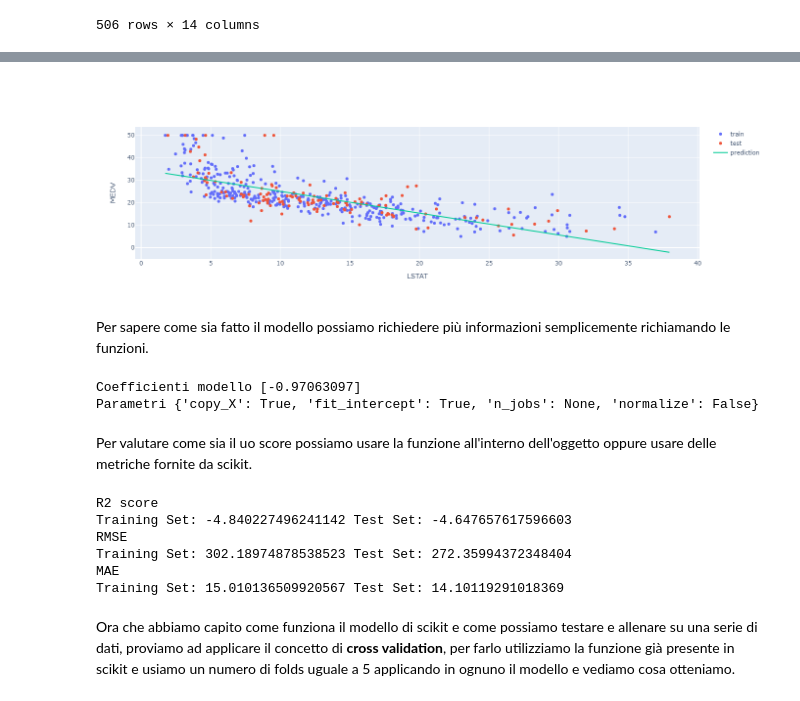
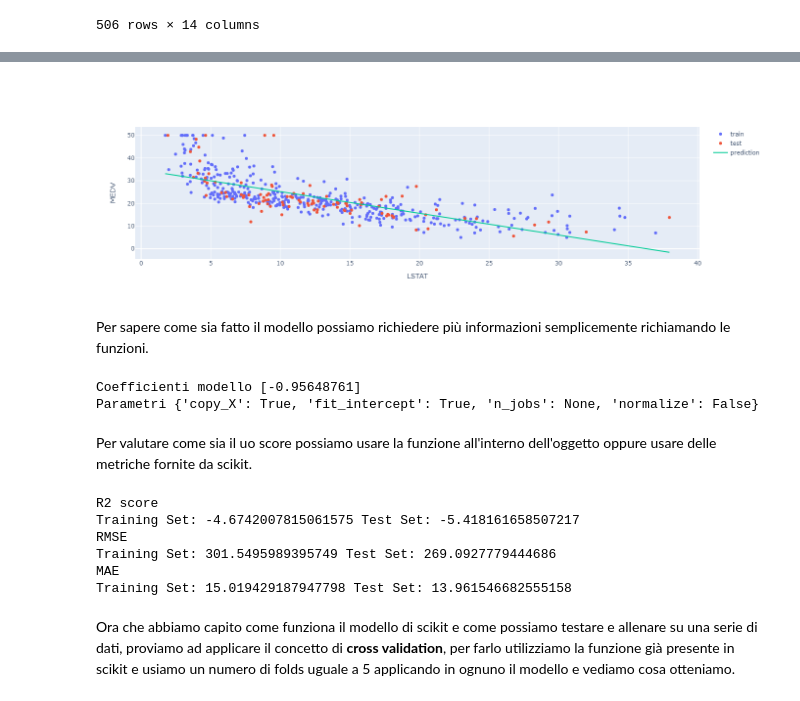
Before and after one commit to matinator/Starting-Finance-Club-Torino, a Jupyter notebook: 3.machine learning/2-Regressione.ipynb, the cells around one changed output, grey strips where cells are left out. Cells and saved outputs as stored; diff of their text form; code cells hidden in the pictures.

```diff
--- a/3.machine learning/2-Regressione.ipynb
+++ b/3.machine learning/2-Regressione.ipynb
@@ -68,39 +73,41 @@ Ora che abbiamo capito che abbiamo un dataset con 506 dati e 13 colonne dette an
 # %%
 import plotly.graph_objects as go
 from sklearn.linear_model import LinearRegression
 from sklearn.model_selection import train_test_split
 
 #dividiamo il dataset in train e test
-X_train, X_test, y_train, y_test = train_test_split(df.LSTAT.values, df.MEDV.values, random_state=0)
+X_train, X_test, y_train, y_test = train_test_split(df.LSTAT.values, df.MEDV.values, random_state=0,
+                                                   test_size = 0.2)
 
 #creiamo il modello con scikit
 model = LinearRegression()
 #alleniamo il modello
+#reshape (-1,1) significa convertire i dati prima in array e poi come una matrice colonna
 model.fit(X_train.reshape(-1, 1), y_train)
 
 #creiamo i futuri fit usando dei range
 x_range = np.linspace(df.LSTAT.min(), df.LSTAT.max(), 100)
 y_range = model.predict(x_range.reshape(-1, 1))
 
 #creiamo la figura
 fig = go.Figure([
     go.Scatter(x=X_train, y=y_train, name='train', mode='markers'),
     go.Scatter(x=X_test,  y=y_test, name='test', mode='markers'),
     go.Scatter(x=x_range, y=y_range, name='prediction')
 ])
 fig.update_xaxes(title_text = "LSTAT")
 fig.update_yaxes(title_text = "MEDV")
 fig.show()
 # %% [output]
 [interactive output not drawn]
-[figure, old version]
+[figure, new version]
 # %% [markdown]
 Per sapere come sia fatto il modello possiamo richiedere più informazioni semplicemente richiamando le funzioni.
 # %%
 print('Coefficienti modello', model.coef_)
 print('Parametri', model.get_params())
 # %% [output]
-Coefficienti modello [-0.97063097]
+Coefficienti modello [-0.95648761]
 Parametri {'copy_X': True, 'fit_intercept': True, 'n_jobs': None, 'normalize': False}
 # %% [markdown]
 Per valutare come sia il uo score possiamo usare la funzione all'interno dell'oggetto oppure usare delle metriche fornite da scikit.
@@ -119,11 +126,11 @@ print('MAE')
 print('Training Set:', mean_absolute_error(X_train,y_ptrain), 'Test Set:', mean_absolute_error(X_test, y_ptest))
 # %% [output]
 R2 score
-Training Set: -4.840227496241142 Test Set: -4.647657617596603
+Training Set: -4.6742007815061575 Test Set: -5.418161658507217
 RMSE
-Training Set: 302.18974878538523 Test Set: 272.35994372348404
+Training Set: 301.5495989395749 Test Set: 269.0927779444686
 MAE
-Training Set: 15.010136509920567 Test Set: 14.10119291018369
+Training Set: 15.019429187947798 Test Set: 13.961546682555158
 # %% [markdown]
 Ora che abbiamo capito come funziona il modello di scikit e come possiamo testare e allenare su una serie di dati, proviamo ad applicare il concetto di **cross validation**, per farlo utilizziamo la funzione già presente in scikit e usiamo un numero di folds uguale a 5 applicando in ognuno il modello e vediamo cosa otteniamo.
 # %%
```
Also changed, not shown: parts of 4 cells of this notebook.
